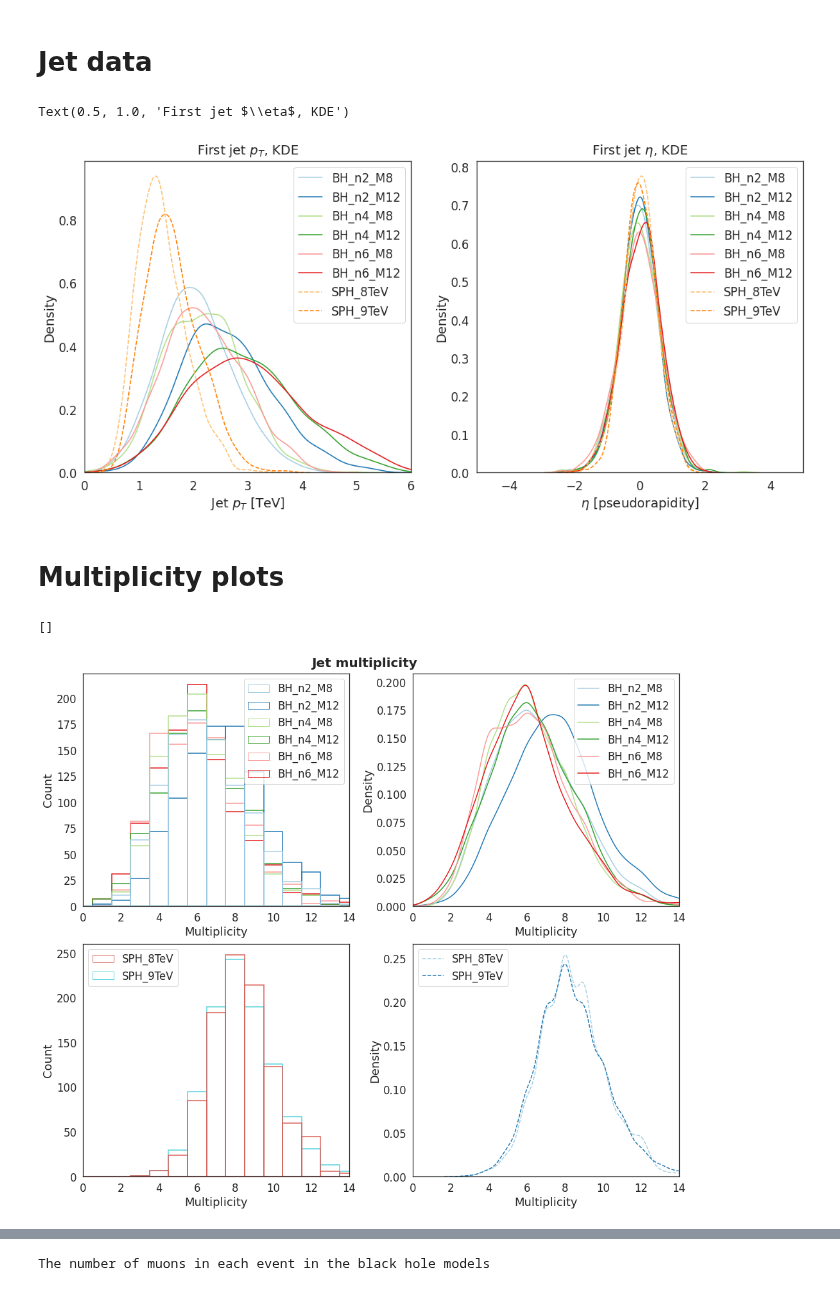
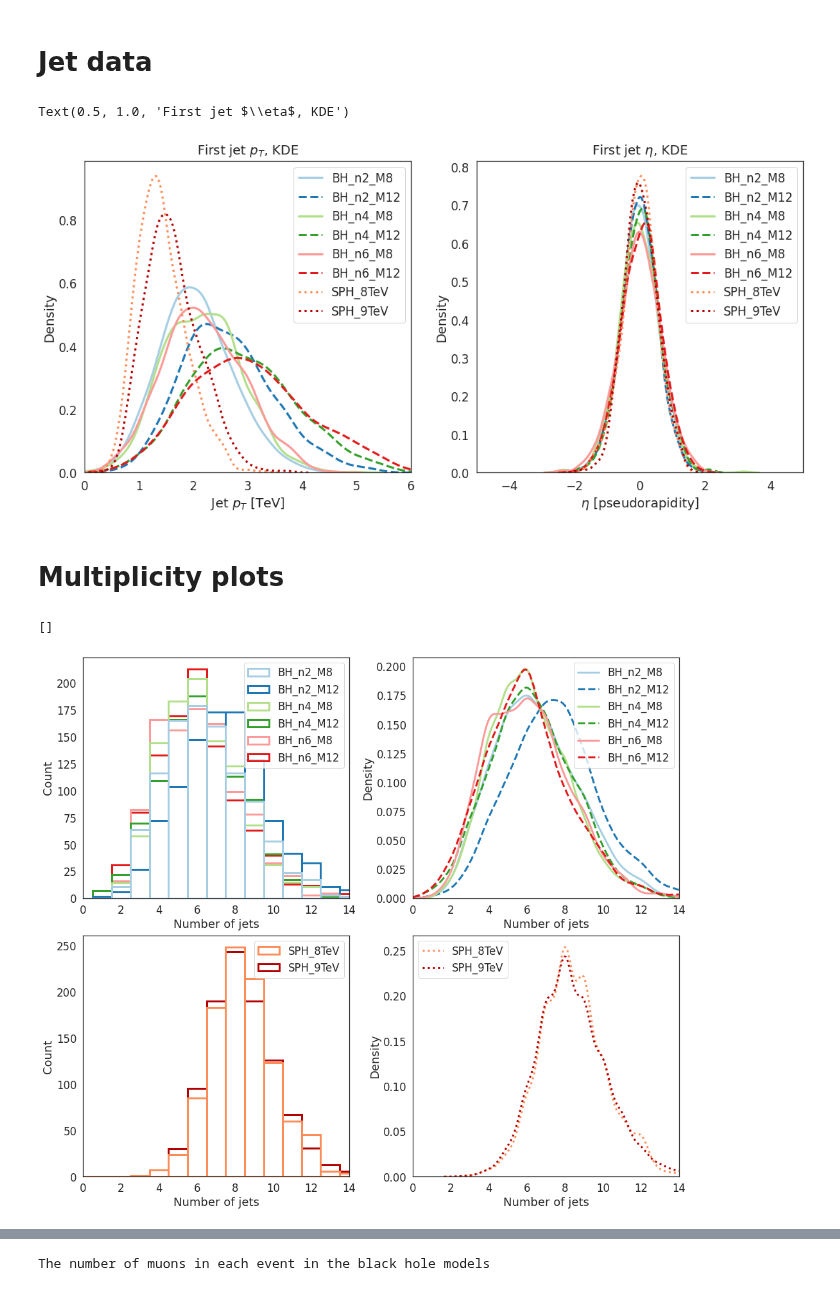
Before and after one commit to choisant/imcalML, a Jupyter notebook: notebooks/BH_analysis.ipynb, the cells around one changed output, grey strips where cells are left out. Cells and saved outputs as stored; diff of their text form; code cells hidden in the pictures.

```diff
--- a/notebooks/BH_analysis.ipynb
+++ b/notebooks/BH_analysis.ipynb
@@ -90,14 +90,16 @@ sph_jets, n_sph_jets, sph_jet1_PT, sph_jet1_eta = jet_data(sph_jets)
 # %%
 #sn.set_palette("Paired", int(n_BH_labels + n_sph_labels))
 sn.set_theme(context="notebook", style="white", palette="Paired", font='sans-serif', font_scale=1.5, color_codes=True, rc=None)
+line_styles = ["-", "--", "-", "--", "-", "--"]
+sph_colors = ["#fc8d59", "#b30000"]
 # %%
 #jet information
 fig, ax = plt.subplots(ncols=2, figsize=(18,8))
 #sn.histplot(dict(zip(labels, jet_1_PT)), ax = ax[1], bins=50, binrange=[-5, 5], multiple="layer", stat="count")
 for i in range(n_BH_labels):
-    sn.kdeplot(BH_jet1_PT[i], label=BH_labels[i], ax = ax[0])
+    sn.kdeplot(BH_jet1_PT[i], ls=line_styles[i], label=BH_labels[i], linewidth=3, ax = ax[0])
 for i in range(n_sph_labels):
-    sn.kdeplot(sph_jet1_PT[i], ls='--', label=sph_labels[i], ax = ax[0])
+    sn.kdeplot(sph_jet1_PT[i], ls='dotted', linewidth=3, label=sph_labels[i], ax = ax[0], color=sph_colors[i])
 
 ax[0].legend()
 ax[0].set_xlabel(r"Jet $p_{T}$ [TeV]")
@@ -106,9 +108,9 @@ ax[0].set_title(r"First jet $p_{T}$, KDE", pad=10)
 
 #sn.histplot(dict(zip(labels, jet_1_eta)), ax = ax[1], bins=50, binrange=[-5, 5], multiple="layer", stat="count")
 for i in range(n_BH_labels):
-    sn.kdeplot(BH_jet1_eta[i], label=BH_labels[i], ax = ax[1])
+    sn.kdeplot(BH_jet1_eta[i], ls=line_styles[i], label=BH_labels[i], linewidth=3, ax = ax[1])
 for i in range(n_sph_labels):
-    sn.kdeplot(sph_jet1_eta[i], ls='--', label=sph_labels[i], ax = ax[1], palette="hls")
+    sn.kdeplot(sph_jet1_eta[i], ls='dotted', label=sph_labels[i], ax = ax[1], linewidth=3, color=sph_colors[i])
 
 ax[1].legend()
 ax[1].set_xlabel(r"$\eta$ [pseudorapidity]")
@@ -116,7 +118,7 @@ ax[1].set_xlim(-5, 5)
 ax[1].set_title(r"First jet $\eta$, KDE", pad=10)
 # %% [output]
 Text(0.5, 1.0, 'First jet $\\eta$, KDE')
-[figure, old version]
+[figure, new version]
 # %% [markdown]
 # Multiplicity plots
 # %%
@@ -137,30 +139,30 @@ n_sph_photons, n_sph_electrons, n_sph_muons_neg, n_sph_muons_pos, n_sph_muons =
 # %%
 #jet multiplicity
 fig, ax = plt.subplots(nrows=2, ncols=2, figsize=(14, 12), layout="constrained")
 #fig.tight_layout(pad=2)
-fig.suptitle("Jet multiplicity", size=20, fontweight="bold")
+#fig.suptitle("Jet multiplicity", size=20, fontweight="bold")
 sn.histplot(dict(zip(BH_labels, n_BH_jets)), ax = ax[0][0], binwidth=1.0, binrange=[-0.5, 14.5],
-            multiple="layer", stat="count", fill=False)
+            multiple="layer", stat="count", linewidth=3, fill=False)
 sn.histplot(dict(zip(sph_labels, n_sph_jets)), ax = ax[1][0], binwidth=1.0, binrange=[-0.5, 14.5],
-            multiple="layer", stat="count", palette="hls", fill=False)
+            multiple="layer", stat="count", palette=sph_colors, linewidth=3, fill=False)
 
 #sn.histplot(dict(zip(labels, jet_1_eta)), ax = ax[1], bins=50, binrange=[-5, 5], multiple="layer", stat="count")
 for i in range(n_BH_labels):
-    sn.kdeplot(n_BH_jets[i], label=BH_labels[i], clip=(0, 14), ax = ax[0][1])
+    sn.kdeplot(n_BH_jets[i], ls=line_styles[i], label=BH_labels[i], clip=(0, 14), linewidth=3, ax = ax[0][1])
 ax[0][1].legend()
 for i in range(n_sph_labels):
-    sn.kdeplot(n_sph_jets[i], ls='--', label=sph_labels[i], clip=(0, 14), ax = ax[1][1], palette="hls")
+    sn.kdeplot(n_sph_jets[i], ls='dotted', label=sph_labels[i], clip=(0, 14), ax = ax[1][1], linewidth=3, color=sph_colors[i])
 ax[1][1].legend()
 
 for axis in ax.reshape(-1):
-    axis.set_xlabel("Multiplicity")
+    axis.set_xlabel("Number of jets")
     #axis.set_title("Jet multiplicity")
     axis.set_xlim(0, 14)
 
 plt.plot()
 # %% [output]
 []
-[figure, old version]
+[figure, new version]
 # %%
 #photon multiplicity
 fig, ax = plt.subplots(ncols=2, figsize=(14, 6), layout="constrained")
```
Also changed, not shown: parts of 6 cells of this notebook, 10 other files.
